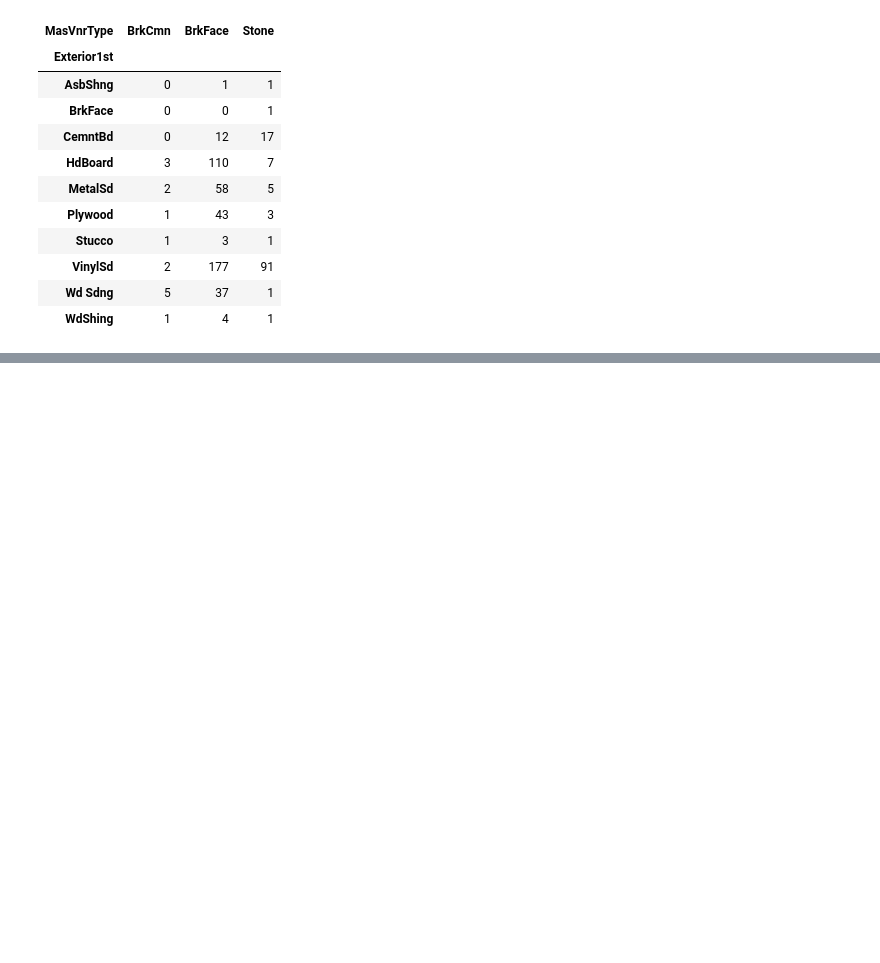
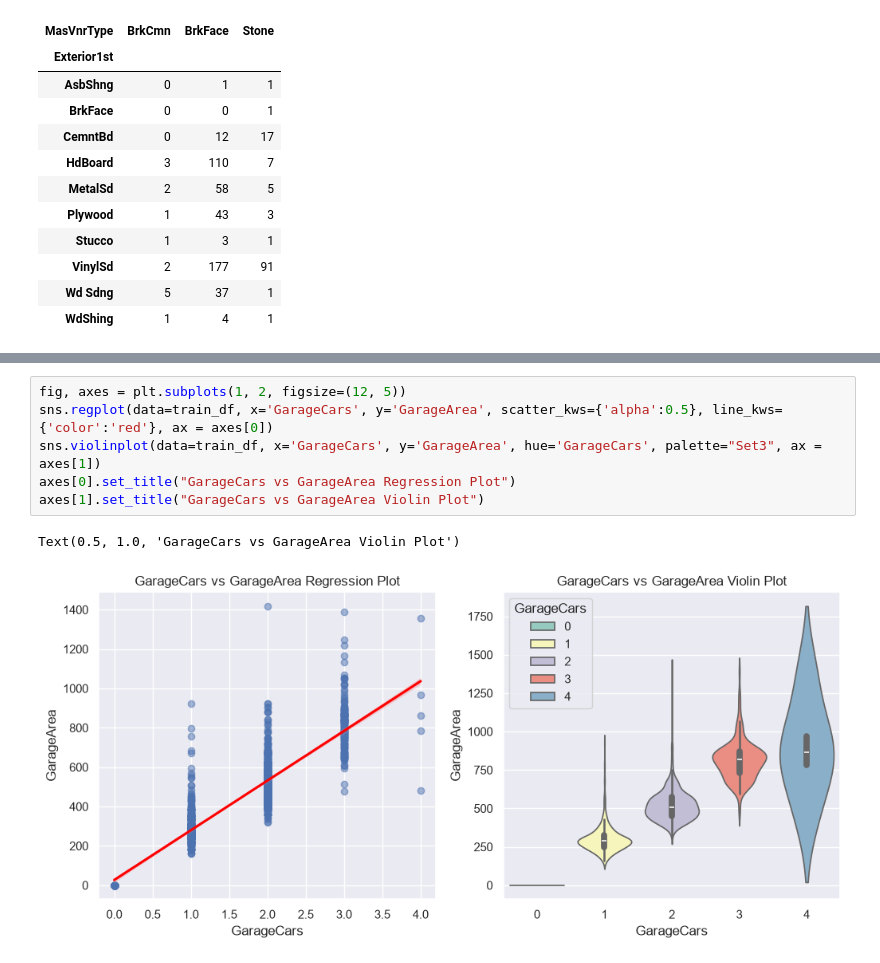
Before and after one commit to shivdt/house-price-prediction, a Jupyter notebook: notebooks/02_eda.ipynb, the cells around one changed output, grey strips where cells are left out. Saved outputs shown, nothing was run; the diff lists cells and outputs as text; blank space fills up the shorter version.

```diff
--- a/notebooks/02_eda.ipynb
+++ b/notebooks/02_eda.ipynb
@@ -592,0 +611,9 @@ pd.crosstab(
+# %%
+fig, axes = plt.subplots(1, 2, figsize=(12, 5))
+sns.regplot(data=train_df, x='GarageCars', y='GarageArea', scatter_kws={'alpha':0.5}, line_kws={'color':'red'}, ax = axes[0])
+sns.violinplot(data=train_df, x='GarageCars', y='GarageArea', hue='GarageCars', palette="Set3", ax = axes[1])
+axes[0].set_title("GarageCars vs GarageArea Regression Plot")
+axes[1].set_title("GarageCars vs GarageArea Violin Plot")
+# %% [output]
+Text(0.5, 1.0, 'GarageCars vs GarageArea Violin Plot')
+[figure, added]
```
Also changed, not shown: parts of 13 cells of this notebook, 2 other files.
